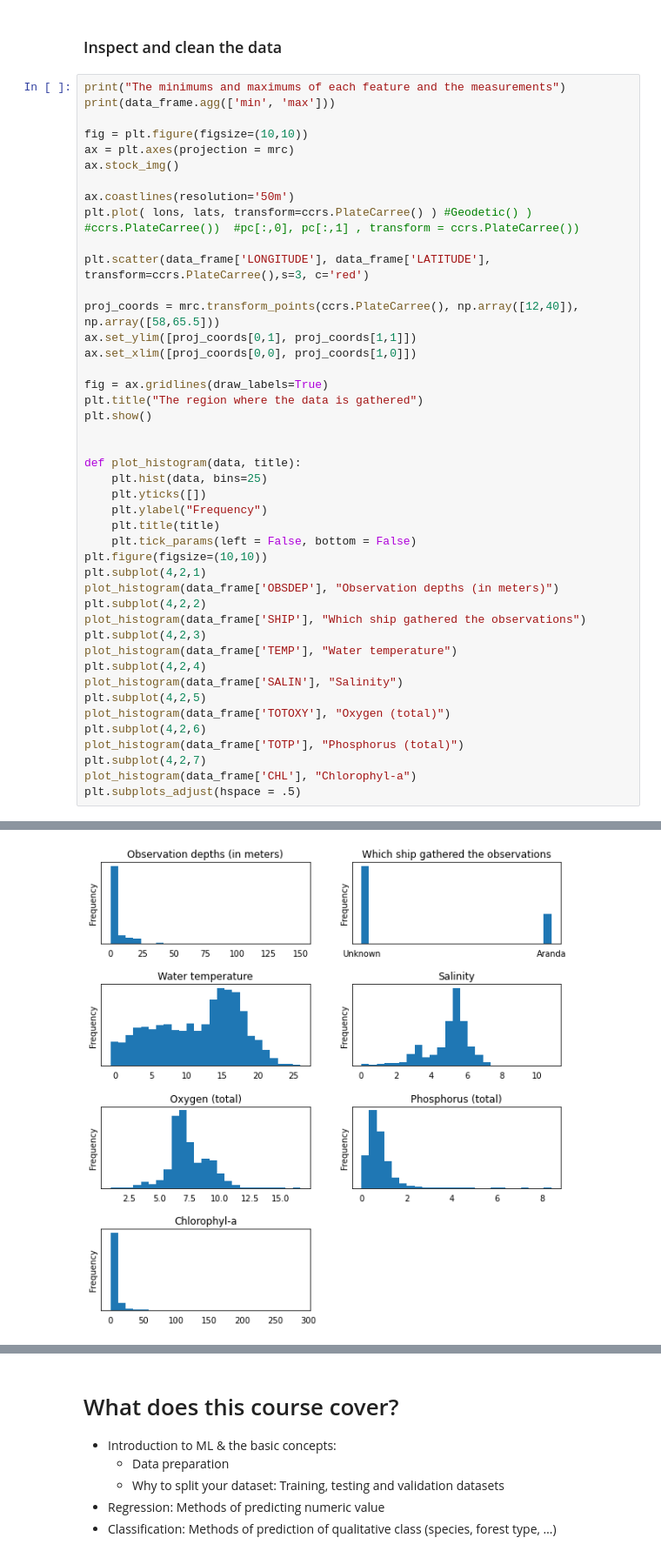
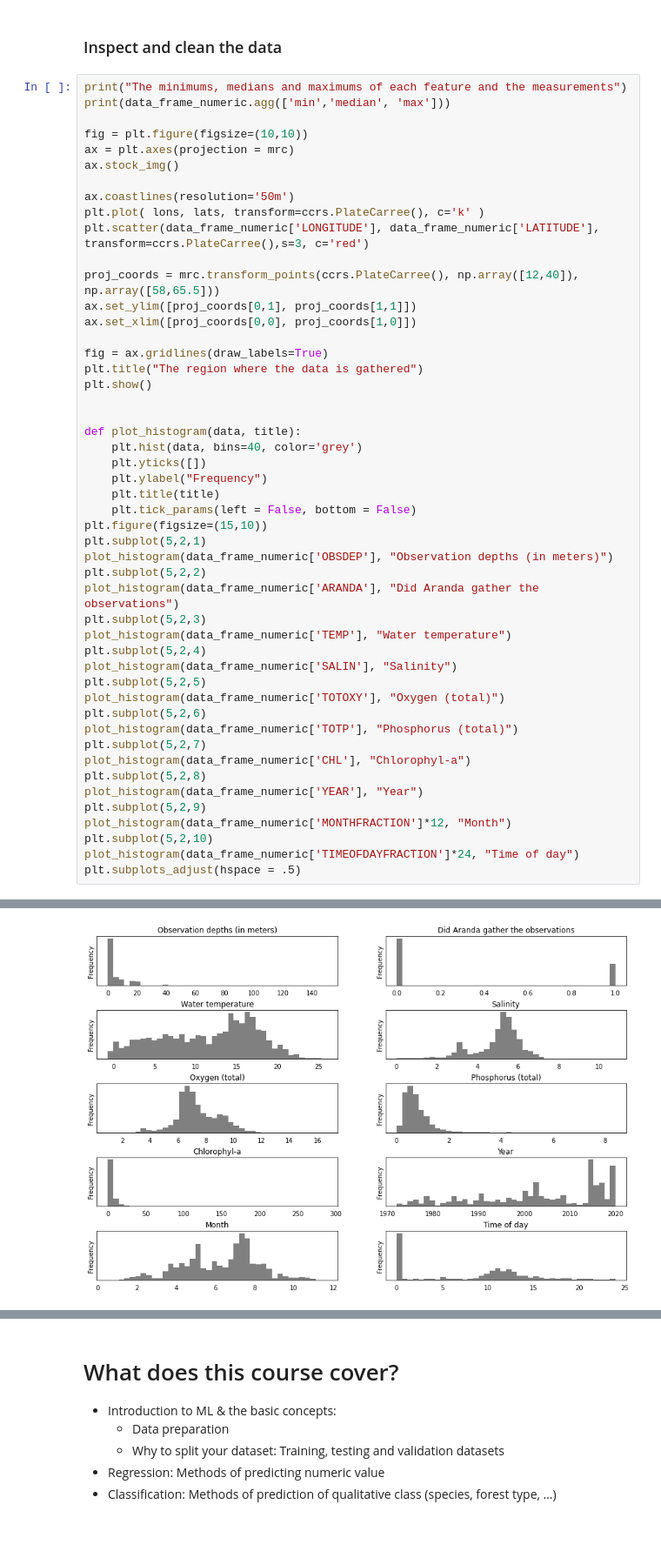
Before and after one commit to esiivola/syke-machine-learning-course, a Jupyter notebook: ML-course.ipynb, the cells around one changed output, grey strips where cells are left out. Shown: that part at 87% size. Drawn from its saved outputs; the diff is of its cells as text; blank space fills up the shorter version.

```diff
--- a/ML-course.ipynb
+++ b/ML-course.ipynb
@@ -309,17 +376,16 @@ The data has 12 features and 7008 data points
 # %% [markdown]
 ###  Inspect and clean the data
 # %%
-print("The minimums and maximums of each feature and the measurements")
-print(data_frame.agg(['min', 'max']))
+print("The minimums, medians and maximums of each feature and the measurements")
+print(data_frame_numeric.agg(['min','median', 'max']))
 
 fig = plt.figure(figsize=(10,10))
 ax = plt.axes(projection = mrc)
 ax.stock_img()
 
 ax.coastlines(resolution='50m')
-plt.plot( lons, lats, transform=ccrs.PlateCarree() ) #Geodetic() ) #ccrs.PlateCarree())  #pc[:,0], pc[:,1] , transform = ccrs.PlateCarree())
-
-plt.scatter(data_frame['LONGITUDE'], data_frame['LATITUDE'], transform=ccrs.PlateCarree(),s=3, c='red')
+plt.plot( lons, lats, transform=ccrs.PlateCarree(), c='k' )
+plt.scatter(data_frame_numeric['LONGITUDE'], data_frame_numeric['LATITUDE'], transform=ccrs.PlateCarree(),s=3, c='red')
 
 proj_coords = mrc.transform_points(ccrs.PlateCarree(), np.array([12,40]), np.array([58,65.5]))
 ax.set_ylim([proj_coords[0,1], proj_coords[1,1]])
@@ -331,25 +397,31 @@ plt.show()
 
 
 def plot_histogram(data, title):
-    plt.hist(data, bins=25)
+    plt.hist(data, bins=40, color='grey')
     plt.yticks([])
     plt.ylabel("Frequency")
     plt.title(title)
     plt.tick_params(left = False, bottom = False)
-plt.figure(figsize=(10,10))
-plt.subplot(4,2,1)
-plot_histogram(data_frame['OBSDEP'], "Observation depths (in meters)")
-plt.subplot(4,2,2)
-plot_histogram(data_frame['SHIP'], "Which ship gathered the observations")
-plt.subplot(4,2,3)
-plot_histogram(data_frame['TEMP'], "Water temperature")
-plt.subplot(4,2,4)
-plot_histogram(data_frame['SALIN'], "Salinity")
-plt.subplot(4,2,5)
-plot_histogram(data_frame['TOTOXY'], "Oxygen (total)")
-plt.subplot(4,2,6)
-plot_histogram(data_frame['TOTP'], "Phosphorus (total)")
-plt.subplot(4,2,7)
-plot_histogram(data_frame['CHL'], "Chlorophyl-a")
+plt.figure(figsize=(15,10))
+plt.subplot(5,2,1)
+plot_histogram(data_frame_numeric['OBSDEP'], "Observation depths (in meters)")
+plt.subplot(5,2,2)
+plot_histogram(data_frame_numeric['ARANDA'], "Did Aranda gather the observations")
+plt.subplot(5,2,3)
+plot_histogram(data_frame_numeric['TEMP'], "Water temperature")
+plt.subplot(5,2,4)
+plot_histogram(data_frame_numeric['SALIN'], "Salinity")
+plt.subplot(5,2,5)
+plot_histogram(data_frame_numeric['TOTOXY'], "Oxygen (total)")
+plt.subplot(5,2,6)
+plot_histogram(data_frame_numeric['TOTP'], "Phosphorus (total)")
+plt.subplot(5,2,7)
+plot_histogram(data_frame_numeric['CHL'], "Chlorophyl-a")
+plt.subplot(5,2,8)
+plot_histogram(data_frame_numeric['YEAR'], "Year")
+plt.subplot(5,2,9)
+plot_histogram(data_frame_numeric['MONTHFRACTION']*12, "Month")
+plt.subplot(5,2,10)
+plot_histogram(data_frame_numeric['TIMEOFDAYFRACTION']*24, "Time of day")
 plt.subplots_adjust(hspace = .5)
 # %% [output]
@@ -365,3 +439,3 @@ max  26.00  10.80   16.66  8.394  288.0
-[figure, old version]
+[figure, new version]
 # %% [markdown]
 ### Let us learn from what we just saw:
```
Also changed, not shown: parts of 27 cells of this notebook, 1 other file.
